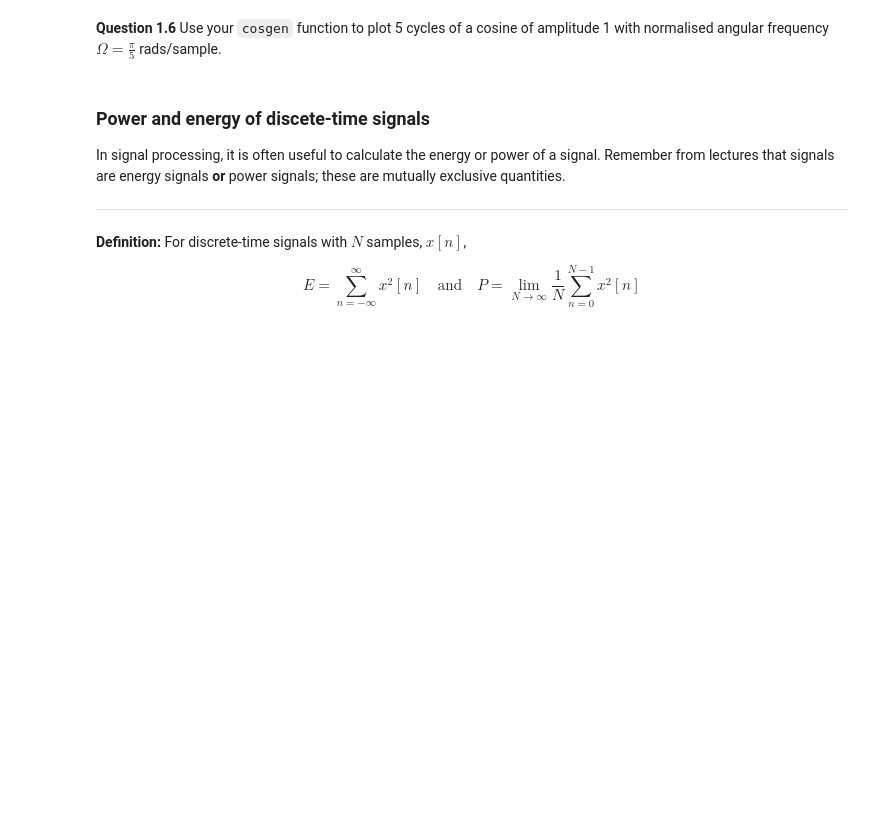
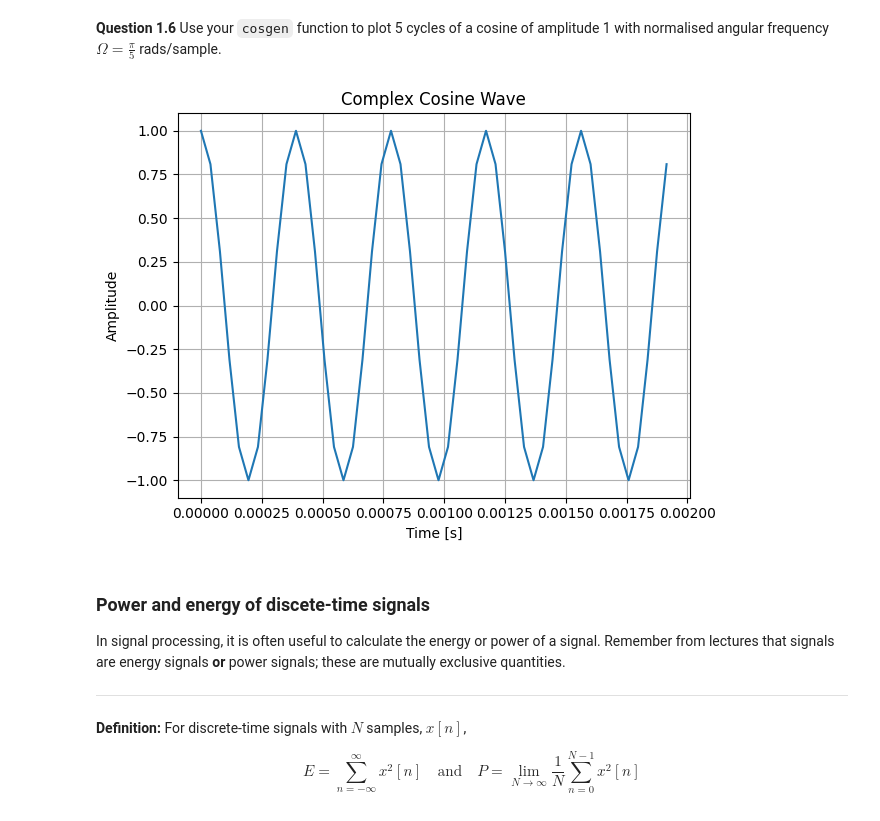
Before and after one commit to soongenwong/Signal-and-Systems, a Jupyter notebook: EX1 - Introduction.ipynb, the cells around one changed output. Drawn from its saved outputs; the diff is of its cells as text; code cells hidden in the pictures; blank space fills up the shorter version.

```diff
--- a/EX1 - Introduction.ipynb
+++ b/EX1 - Introduction.ipynb
@@ -213,6 +234,23 @@ plt.show()
 **Question 1.6** Use your `cosgen` function to plot 5 cycles of a cosine of amplitude 1 with normalised angular frequency $\Omega=\frac{\pi}{5}$ rads/sample.
 # %%
 # add code here
+#2pif/fs = pi/5
+#2f=25600/5
+#f=2560
+#T=1/f=1/2560
+#T=0.000390625
+#T=0.390625ms
+fs=25600
+fsig=2560
+cycles=5
+Nsamp = int(cycles * fs / fsig)
+from functions.lab_functions import cosgen
+t, y = cosgen(fs, fsig, Nsamp)
+
+plt = plot_signal(t, y, title='Complex Cosine Wave', xlabel='Time [s]', ylabel='Amplitude')
+plt.show()
+# %% [output]
+[figure, added]
 # %% [markdown]
 ### Power and energy of discete-time signals
 In signal processing, it is often useful to calculate the energy or power of a signal. Remember from lectures that signals are energy signals **or** power signals; these are mutually exclusive quantities.
```
Also changed, not shown: parts of 5 cells of this notebook.
